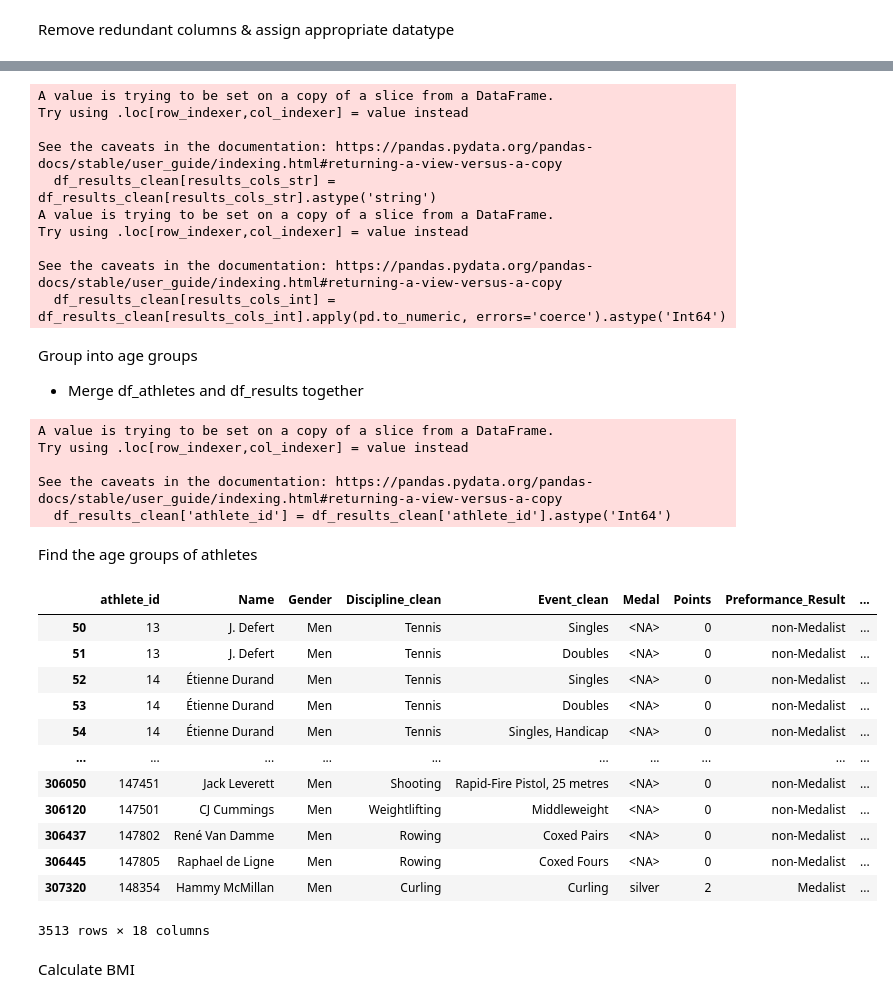
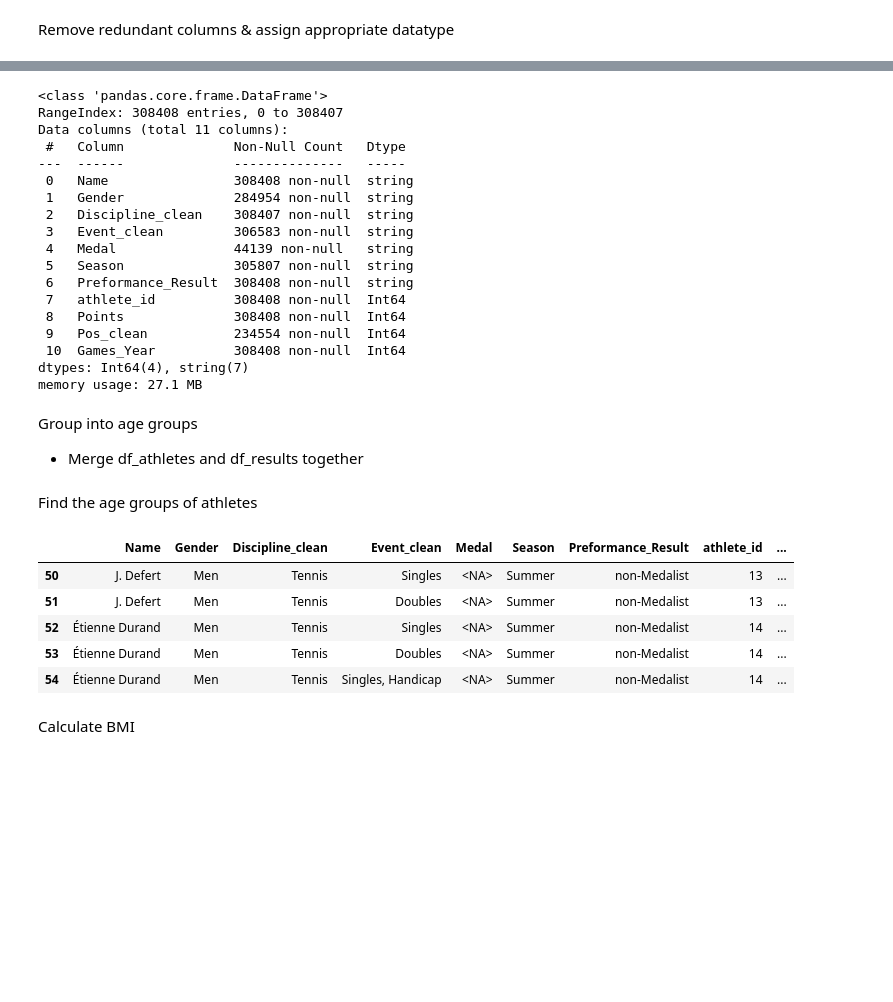
Before and after one commit to ojnny08/olympic-athlete-performance-elt, a Jupyter notebook: notebook/analysis.ipynb, the cells around one changed output, grey strips where cells are left out. Drawn from its saved outputs; the diff is of its cells as text; code cells hidden in the pictures; blank space fills up the shorter version.

Commit message:
Fixed up analysis.ipynb and completed df_merge

```diff
--- a/notebook/analysis.ipynb
+++ b/notebook/analysis.ipynb
@@ -296,8 +237,8 @@ Remove redundant columns & assign appropriate datatype
 # %%
 results_columns_keep = ['athlete_id', 'Name', 'Gender', 'Discipline_clean', 'Event_clean', 'Medal', 'Points', 'Preformance_Result', 'Pos_clean', 'Games_Year', 'Season']
 
-df_results_clean = df_results[results_columns_keep]
+df_results = df_results[results_columns_keep]
 
-df_results_clean
+df_results.tail(5)
 # %% [output]
 |  | athlete_id | Name | Gender | Discipline_clean | Event_clean | Medal | Points | Preformance_Result | ... |
@@ -316,20 +250,32 @@ df_results_clean
 # %%
-results_cols_str = ['Name', 'Gender', 'Discipline_clean', 'Event_clean', 'Medal', 'Season']
+results_cols_str = ['Name', 'Gender', 'Discipline_clean', 'Event_clean', 'Medal', 'Season', 'Preformance_Result']
+results_cols_int = ['athlete_id', 'Points', 'Pos_clean', 'Games_Year']
+
+df_results_clean = df_results[results_cols_str + results_cols_int].copy()
+
 df_results_clean[results_cols_str] = df_results_clean[results_cols_str].astype('string')
+df_results_clean[results_cols_int] = df_results_clean[results_cols_int].apply(pd.to_numeric, errors='coerce').astype('Int64')
 
-results_cols_int = ['athlete_id', 'Points', 'Pos_clean', 'Games_Year']
-df_results_clean[results_cols_int] = df_results_clean[results_cols_int].apply(pd.to_numeric, errors='coerce').astype('Int64')
+df_results_clean.info()
 # %% [output]
-A value is trying to be set on a copy of a slice from a DataFrame.
-Try using .loc[row_indexer,col_indexer] = value instead
-
-See the caveats in the documentation: https://pandas.pydata.org/pandas-docs/stable/user_guide/indexing.html#returning-a-view-versus-a-copy
-  df_results_clean[results_cols_str] = df_results_clean[results_cols_str].astype('string')
-A value is trying to be set on a copy of a slice from a DataFrame.
-Try using .loc[row_indexer,col_indexer] = value instead
-
-See the caveats in the documentation: https://pandas.pydata.org/pandas-docs/stable/user_guide/indexing.html#returning-a-view-versus-a-copy
-  df_results_clean[results_cols_int] = df_results_clean[results_cols_int].apply(pd.to_numeric, errors='coerce').astype('Int64')
+<class 'pandas.core.frame.DataFrame'>
+RangeIndex: 308408 entries, 0 to 308407
+Data columns (total 11 columns):
+ #   Column              Non-Null Count   Dtype
+---  ------              --------------   -----
+ 0   Name                308408 non-null  string
+ 1   Gender              284954 non-null  string
+ 2   Discipline_clean    308407 non-null  string
+ 3   Event_clean         306583 non-null  string
+ 4   Medal               44139 non-null   string
+ 5   Season              305807 non-null  string
+ 6   Preformance_Result  308408 non-null  string
+ 7   athlete_id          308408 non-null  Int64
+ 8   Points              308408 non-null  Int64
+ 9   Pos_clean           234554 non-null  Int64
+ 10  Games_Year          308408 non-null  Int64
+dtypes: Int64(4), string(7)
+memory usage: 27.1 MB
 # %%
 df_results_clean.to_csv('../data/processed/results.csv')
 # %% [markdown]
@@ -343,12 +289,6 @@ columns = ['athlete_id','height_cm', 'weight_kg', 'Born_year', 'Death_year', 'Co
 # convert athlete_is to the same type as athlete table
 df_results_clean['athlete_id'] = df_results_clean['athlete_id'].astype('Int64')
 df_merge = df_results_clean.merge(df_athletes_clean[columns], on='athlete_id', how='left')
-# %% [output]
-A value is trying to be set on a copy of a slice from a DataFrame.
-Try using .loc[row_indexer,col_indexer] = value instead
-
-See the caveats in the documentation: https://pandas.pydata.org/pandas-docs/stable/user_guide/indexing.html#returning-a-view-versus-a-copy
-  df_results_clean['athlete_id'] = df_results_clean['athlete_id'].astype('Int64')
 # %% [markdown]
 Find the age groups of athletes
 # %%
@@ -378,19 +316,12 @@ df_merge['athlete_id'].is
 # %%
-df_merge[df_merge['Age_group'] == 'Unknown']
+df_merge[df_merge['Age_group'] == 'Unknown'].head(5)
 # %% [output]
-|  | athlete_id | Name | Gender | Discipline_clean | Event_clean | Medal | Points | Preformance_Result | ... |
-| 50 | 13 | J. Defert | Men | Tennis | Singles | <NA> | 0 | non-Medalist | ... |
-| 51 | 13 | J. Defert | Men | Tennis | Doubles | <NA> | 0 | non-Medalist | ... |
-| 52 | 14 | Étienne Durand | Men | Tennis | Singles | <NA> | 0 | non-Medalist | ... |
-| 53 | 14 | Étienne Durand | Men | Tennis | Doubles | <NA> | 0 | non-Medalist | ... |
-| 54 | 14 | Étienne Durand | Men | Tennis | Singles, Handicap | <NA> | 0 | non-Medalist | ... |
-| ... | ... | ... | ... | ... | ... | ... | ... | ... | ... |
-| 306050 | 147451 | Jack Leverett | Men | Shooting | Rapid-Fire Pistol, 25 metres | <NA> | 0 | non-Medalist | ... |
-| 306120 | 147501 | CJ Cummings | Men | Weightlifting | Middleweight | <NA> | 0 | non-Medalist | ... |
-| 306437 | 147802 | René Van Damme | Men | Rowing | Coxed Pairs | <NA> | 0 | non-Medalist | ... |
-| 306445 | 147805 | Raphael de Ligne | Men | Rowing | Coxed Fours | <NA> | 0 | non-Medalist | ... |
-| 307320 | 148354 | Hammy McMillan | Men | Curling | Curling | silver | 2 | Medalist | ... |
+|  | Name | Gender | Discipline_clean | Event_clean | Medal | Season | Preformance_Result | athlete_id | ... |
+| 50 | J. Defert | Men | Tennis | Singles | <NA> | Summer | non-Medalist | 13 | ... |
+| 51 | J. Defert | Men | Tennis | Doubles | <NA> | Summer | non-Medalist | 13 | ... |
+| 52 | Étienne Durand | Men | Tennis | Singles | <NA> | Summer | non-Medalist | 14 | ... |
+| 53 | Étienne Durand | Men | Tennis | Doubles | <NA> | Summer | non-Medalist | 14 | ... |
+| 54 | Étienne Durand | Men | Tennis | Singles, Handicap | <NA> | Summer | non-Medalist | 14 | ... |
-3513 rows × 18 columns
 # %% [markdown]
 Calculate BMI
 # %%
```
Also changed, not shown: parts of 10 cells of this notebook, 1 other file.
